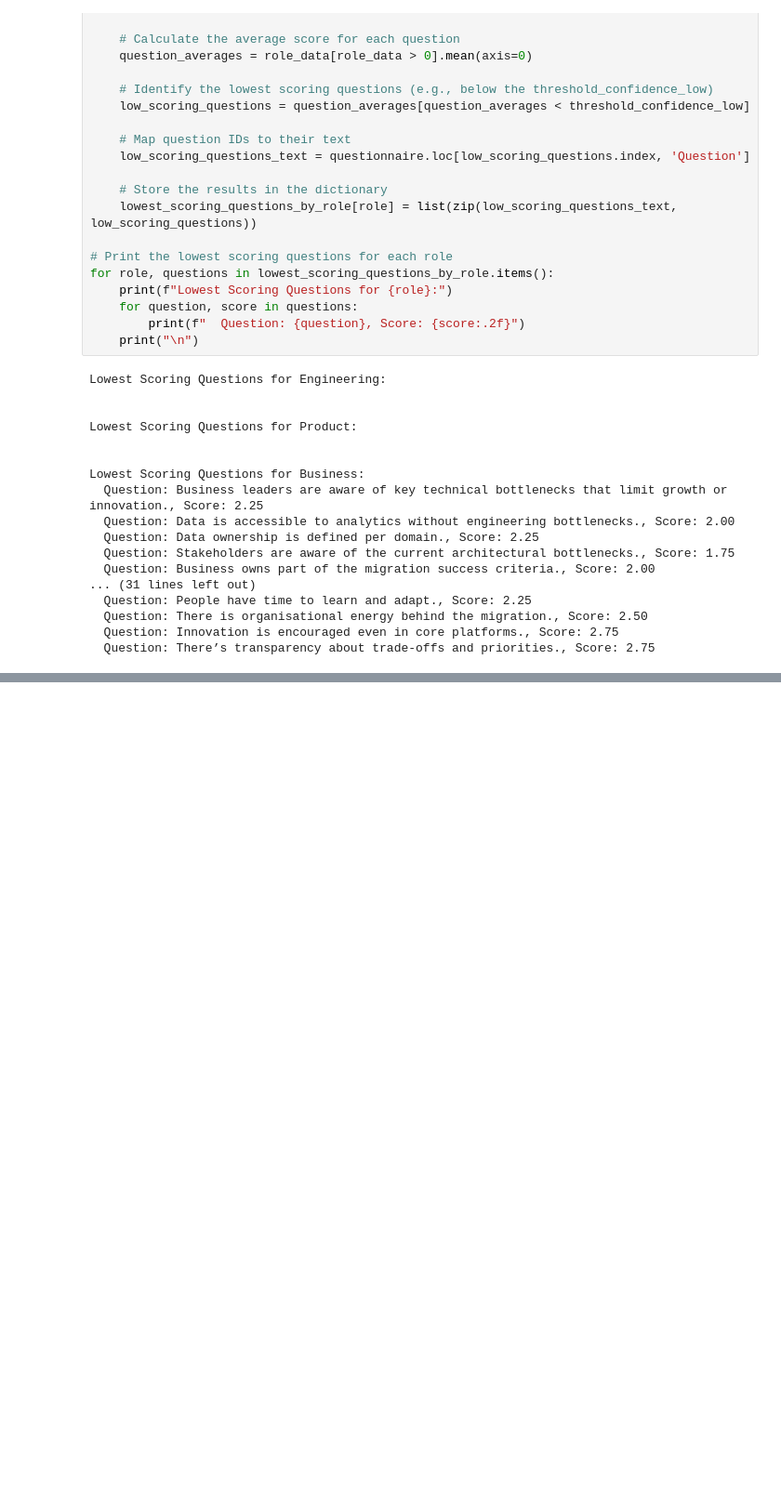
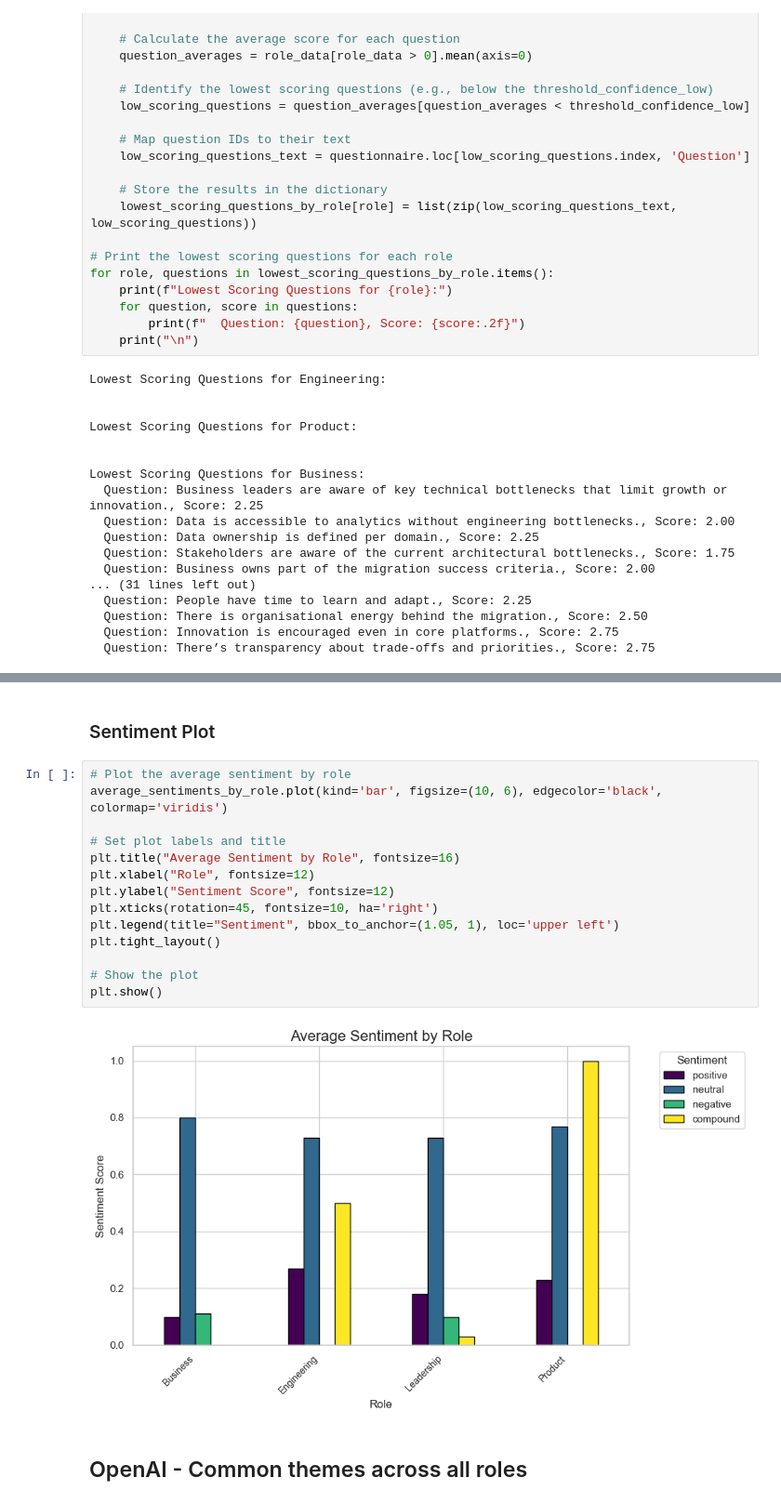
Before and after one commit to kayoslab/Migration-Readiness-Assessment, a Jupyter notebook: Validation.ipynb, the cells around one changed output, grey strips where cells are left out. Shown at 93% size. Drawn from its saved outputs; the diff is of its cells as text; blank space fills up the shorter version.

Commit message:
Sentiment analysis and summarising it via OpenAI API.

```diff
--- a/Validation.ipynb
+++ b/Validation.ipynb
@@ -1043,3 +1327,23 @@ Lowest Scoring Questions for Business:
+# %% [markdown]
+### Sentiment Plot
+# %%
+# Plot the average sentiment by role
+average_sentiments_by_role.plot(kind='bar', figsize=(10, 6), edgecolor='black', colormap='viridis')
+
+# Set plot labels and title
+plt.title("Average Sentiment by Role", fontsize=16)
+plt.xlabel("Role", fontsize=12)
+plt.ylabel("Sentiment Score", fontsize=12)
+plt.xticks(rotation=45, fontsize=10, ha='right')
+plt.legend(title="Sentiment", bbox_to_anchor=(1.05, 1), loc='upper left')
+plt.tight_layout()
+
+# Show the plot
+plt.show()
+# %% [output]
+[figure, added]
+# %% [markdown]
+## OpenAI - Common themes across all roles
 # %%
 openai.api_key = api_key
 
```
Also changed, not shown: parts of 10 cells of this notebook, 2 other files.
